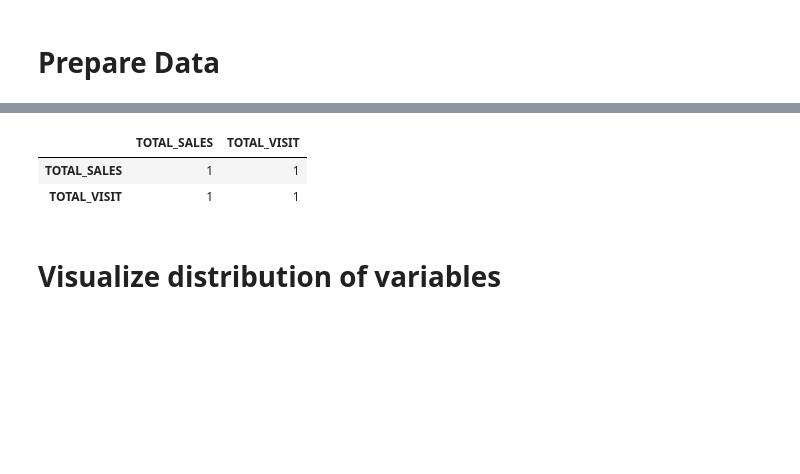
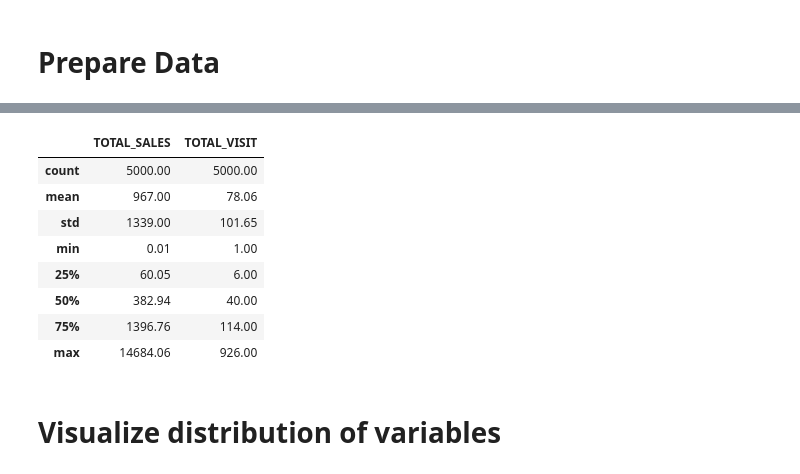
Before and after one commit to ekaratnida/Automated_Tools-, a Jupyter notebook: Mini-bads3/Module3_5.ipynb, the cells around one changed output, grey strips where cells are left out. Saved outputs shown, nothing was run; the diff lists cells and outputs as text; code cells hidden in the pictures; blank space fills up the shorter version.

```diff
--- a/Mini-bads3/Module3_5.ipynb
+++ b/Mini-bads3/Module3_5.ipynb
@@ -3,7 +3,7 @@ import os
 import pandas as pd
 import warnings
 warnings.filterwarnings('ignore')
-pd.options.display.float_format = '{:.0f}'.format
+pd.options.display.float_format = '{:.02f}'.format
 # %% [markdown]
 <H1> Prepare Data </H1>
 # %%
@@ -26,11 +26,16 @@ print(df)
 [5000 rows x 3 columns]
 # %%
 df.describe()
-df.corr()
 # %% [output]
 |  | TOTAL_SALES | TOTAL_VISIT |
-| TOTAL_SALES | 1 | 1 |
-| TOTAL_VISIT | 1 | 1 |
+| count | 5000.00 | 5000.00 |
+| mean | 967.00 | 78.06 |
+| std | 1339.00 | 101.65 |
+| min | 0.01 | 1.00 |
+| 25% | 60.05 | 6.00 |
+| 50% | 382.94 | 40.00 |
+| 75% | 1396.76 | 114.00 |
+| max | 14684.06 | 926.00 |
 # %% [markdown]
 <H1>Visualize distribution of variables
 # %%
```
Also changed, not shown: parts of 10 cells of this notebook.
